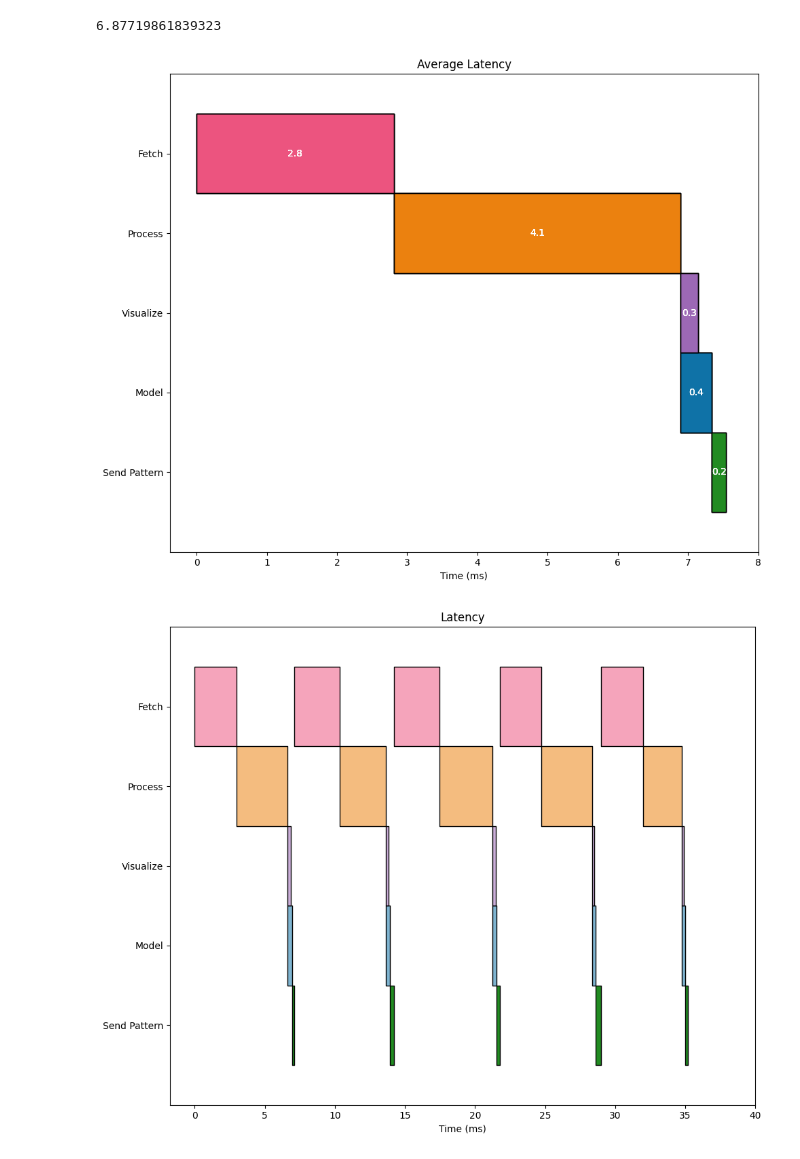
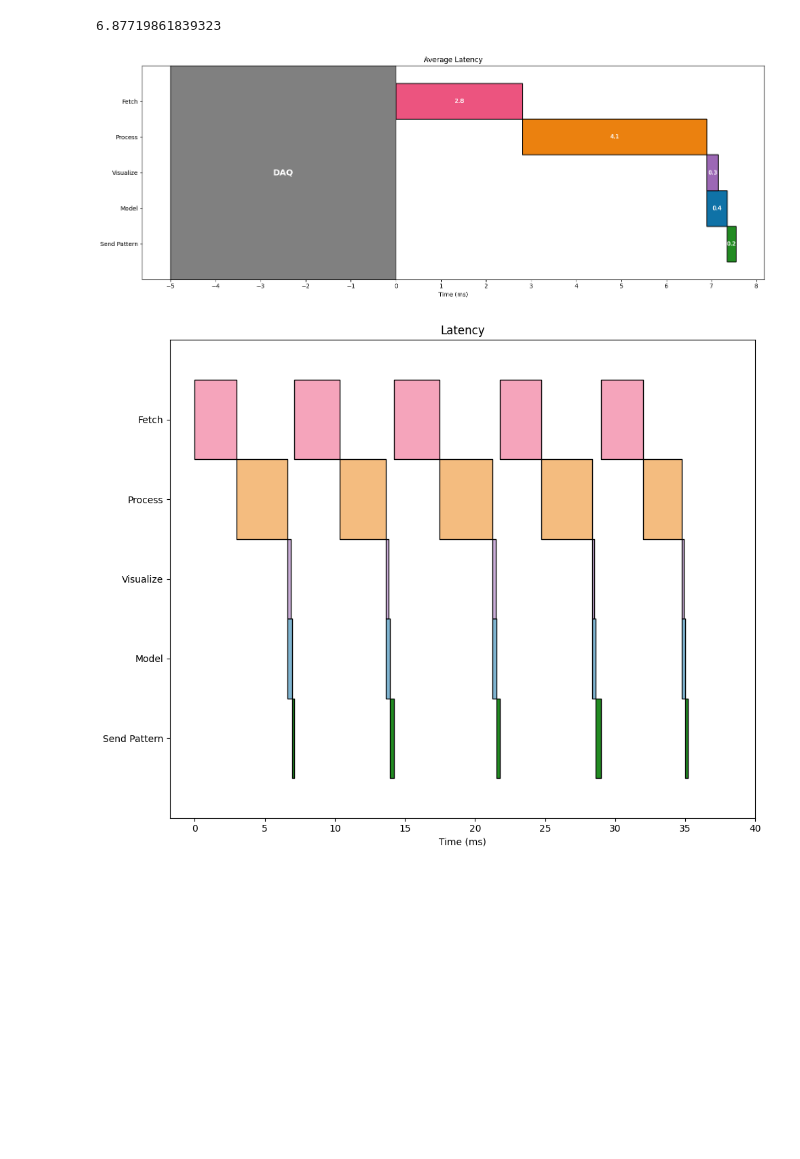
Before and after one commit to hantman-lab/realSpike, a Jupyter notebook: notebooks/latency_acquire.ipynb, the cells around one changed output. Cells and saved outputs as stored; diff of their text form; code cells hidden in the pictures; blank space fills up the shorter version.

```diff
--- a/notebooks/latency_acquire.ipynb
+++ b/notebooks/latency_acquire.ipynb
@@ -92,8 +92,12 @@ sum(total_latency) / len(total_latency)
 # %%
 # def plot_broken_barh(ax, x_data, width_data, y, edgecolor, facecolor):
 #     ax.broken_barh([(x, w) for x, w in zip(x_data, width_data)], (y, 1),
-#                    edgecolor=edgecolor, facecolor=facecolor)
+#  edgecolor=edgecolor, facecolor=facecolor)
 
+
+# daq
+daq = -5
+daq_width = 5
 # fetch
 x_fetch = 0
 y = list(gen_df["latency"])
@@ -116,7 +120,7 @@ y = list(pattern_df["latency"])
 pattern_width = sum(y) / len(y)
 
 
-fig = plt.figure(figsize=(10, 8))
+fig = plt.figure(figsize=(16, 6))
 
 # 2D subplot
 ax = fig.add_subplot(1, 1, 1)
@@ -128,36 +132,43 @@ bars = [
     (x_visual, viz_width, 2.5, "#975fb2ff", "#975fb280"),  # sent out
     (x_pattern, pattern_width, 0.5, "#228B22", "#228B22"),  # sent out
 ]
 
 
 # # four chunks from DAQ out to in cascading from top to bottom, left to right, can flip so it goes upper right diagonal
 for i in range(4):
     # plt.scatter(daq_t_diff_ms["DAQ Out"][i], y=5.5, marker='|', s=1000, c='black')  # bar on top
     # plt.scatter(daq_t_diff_ms["DAQ In"][i], y=0.5, marker='|', s=1000, c='black')  # bar on bottom
     for x_data, width_data, y, edgecolor, facecolor in bars:
         ax.broken_barh([(x_data, width_data)], (y, 1),
                        edgecolor="black", facecolor=facecolor)
         text_x = x_data + width_data / 2
         text_y = y + 0.5
-        ax.text(text_x, text_y, f'{round(width_data, 1)}', ha='center', va='center', color='white')
+        d = str(round(width_data, 1))
+        ax.text(text_x, text_y, f'{d}', ha='center', va='center', color='white', fontsize=10)
 
+
+ax.broken_barh([(-5, 5)], (0, 6),
+                       edgecolor="black", facecolor="gray")
+text_x = -5 + 5 / 2
+text_y = 3
+ax.text(text_x, text_y, f'DAQ', ha='center', va='center', color='white', fontsize=14, fontweight='bold')
 
 ax.set_ylim((0, 6))
 ax.set_yticks([1, 2, 3, 4, 5])
-ax.set_xticks(range(0, 9))
+ax.set_xticks(range(-5, 9))
 ylabels = ["Fetch", "Process", "Visualize", "Model", "Send Pattern"]
 ylabels.reverse()
 ax.set_yticklabels(ylabels)
 ax.set_xlabel("Time (ms)")
 
 plt.title("Average Latency")
 plt.tight_layout()
 
 plt.savefig("/home/clewis/repos/realSpike/latency/latency_fig.png")
 
 plt.show()
 # %% [output]
-[figure, old version]
+[figure, new version]
 # %%
 
 fetch_width = list(gen_df["latency"])[28:33]
```
Also changed, not shown: parts of 1 cell of this notebook, 4 other files.
